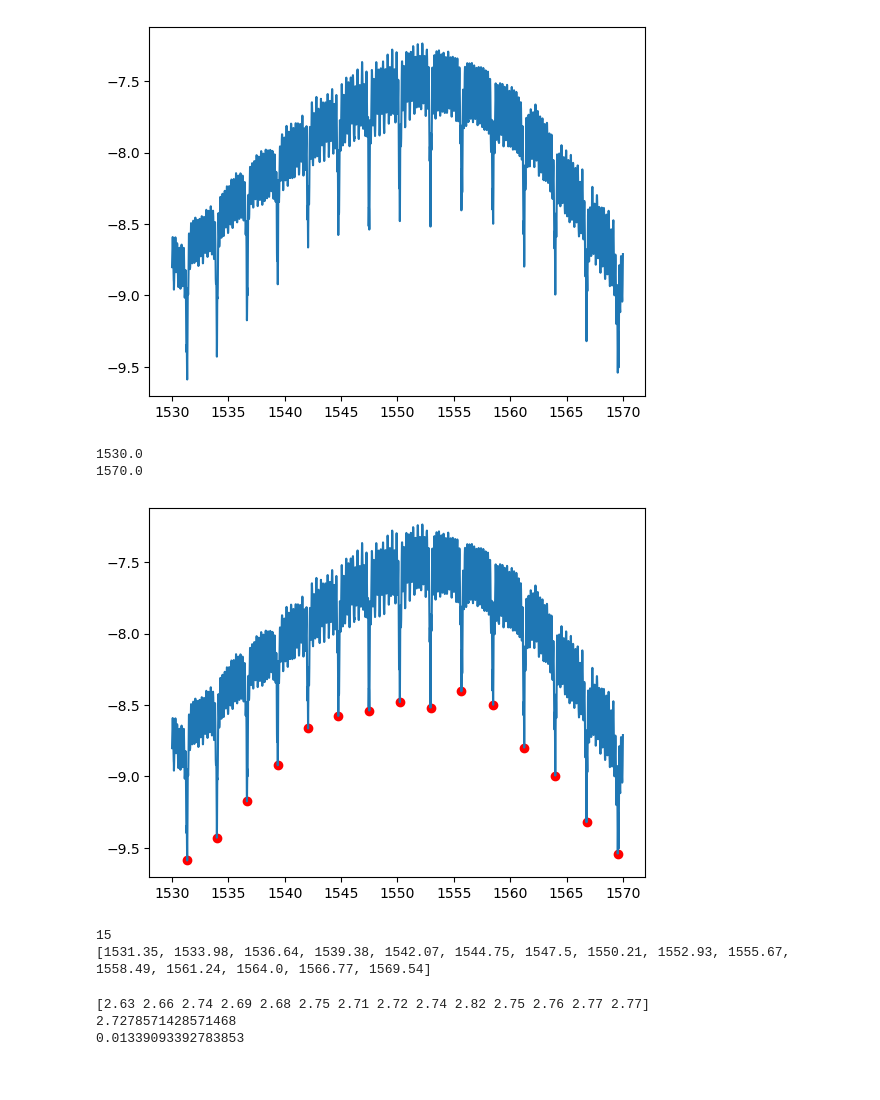
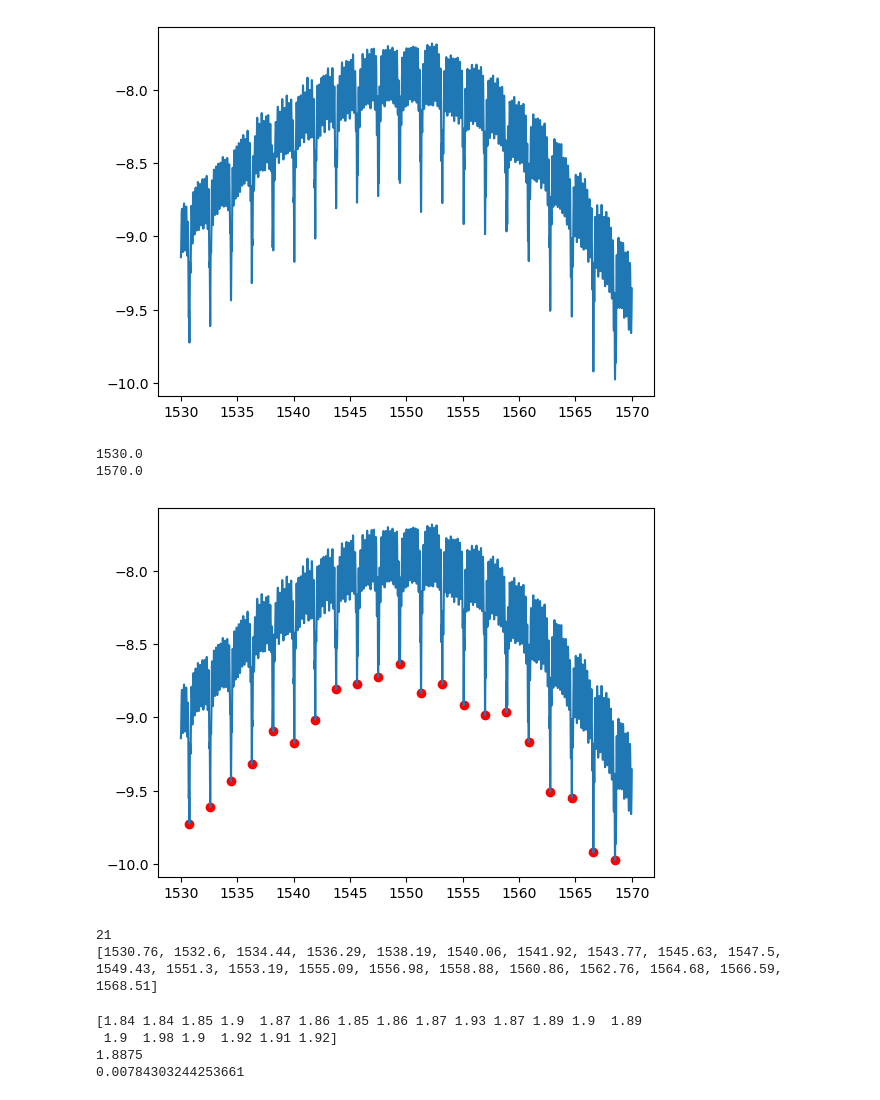
Before and after one commit to tdasanjh/team-chip-project, a Jupyter notebook: data_analysis/data_analysis_notebook.ipynb, the cells around one changed output. Cells and saved outputs as stored; diff of their text form; code cells hidden in the pictures.

Commit message:
next data run

```diff
--- a/data_analysis/data_analysis_notebook.ipynb
+++ b/data_analysis/data_analysis_notebook.ipynb
@@ -2,7 +2,7 @@
 import data_analysis_funcs as daf
 import matplotlib.pyplot as plt
 # %%
-data_analyse_file="sg_rr_36_025 2023-12-13 16-41-08.csv"
+data_analyse_file="sg_rr_52_025 2023-12-11 18-30-06.csv"
 wvlen_array,pow_array=daf.get_wavlen_and_pow_arrays(data_analyse_file)
 daf.plot_visualise(wvlen_array,pow_array, full_range=True)
 # %% [output]
@@ -16,24 +16,24 @@ power_peak_search=pow_array[start_point_index:end_point_index]
 print(wvlen_peak_search[0])
 print(wvlen_peak_search[-1])
 # %% [output]
-[figure, old version]
+[figure, new version]
 1530.0
 1570.0
 # %%
 wvlen_step_size=0.01
 approx_fsr=2.5
-promin_use=0.6
+promin_use=0.5
 dist_use=(approx_fsr/2)/wvlen_step_size
 peak_locs,n_peaks,peak_wavelens,peak_powers=daf.give_peak_locs(wvlen_step_size,approx_fsr,promin_use,dist_use,wvlen_peak_search,power_peak_search)
 plt.plot(wvlen_peak_search,power_peak_search)
 plt.scatter(peak_wavelens,peak_powers,color="red")
 plt.show()
 print(n_peaks)#just added for sanity check
 print(peak_wavelens)#sanity check
 # %% [output]
-[figure, old version]
+[figure, new version]
-15
-[1531.35, 1533.98, 1536.64, 1539.38, 1542.07, 1544.75, 1547.5, 1550.21, 1552.93, 1555.67, 1558.49, 1561.24, 1564.0, 1566.77, 1569.54]
+21
+[1530.76, 1532.6, 1534.44, 1536.29, 1538.19, 1540.06, 1541.92, 1543.77, 1545.63, 1547.5, 1549.43, 1551.3, 1553.19, 1555.09, 1556.98, 1558.88, 1560.86, 1562.76, 1564.68, 1566.59, 1568.51]
 # %%
 fsr_values=daf.calc_fsrs(peak_wavelens)
 fsr_mean,fsr_error=daf.fsr_avg_and_error(fsr_values)
@@ -41,6 +41,7 @@ print(fsr_values)
 print(fsr_mean)
 print(fsr_error)
 # %% [output]
-[2.63 2.66 2.74 2.69 2.68 2.75 2.71 2.72 2.74 2.82 2.75 2.76 2.77 2.77]
-2.7278571428571468
-0.01339093392783853
+[1.84 1.84 1.85 1.9  1.87 1.86 1.85 1.86 1.87 1.93 1.87 1.89 1.9  1.89
+ 1.9  1.98 1.9  1.92 1.91 1.92]
+1.8875
+0.00784303244253661
```
Also changed, not shown: parts of 1 cell of this notebook, 1 other file.
